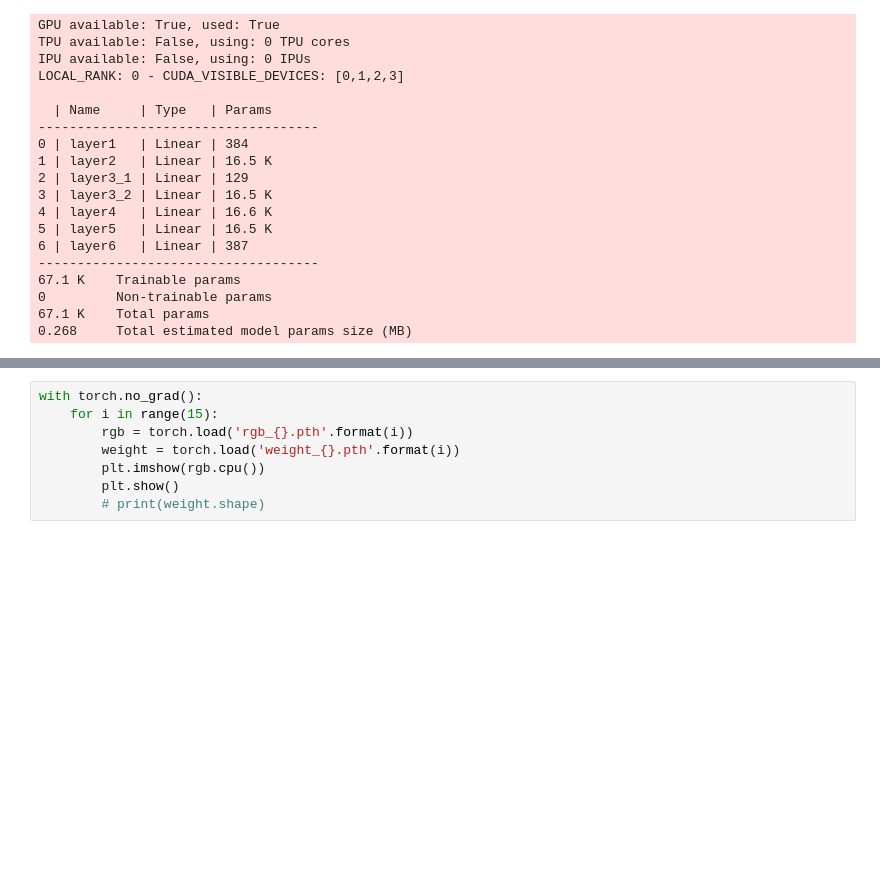
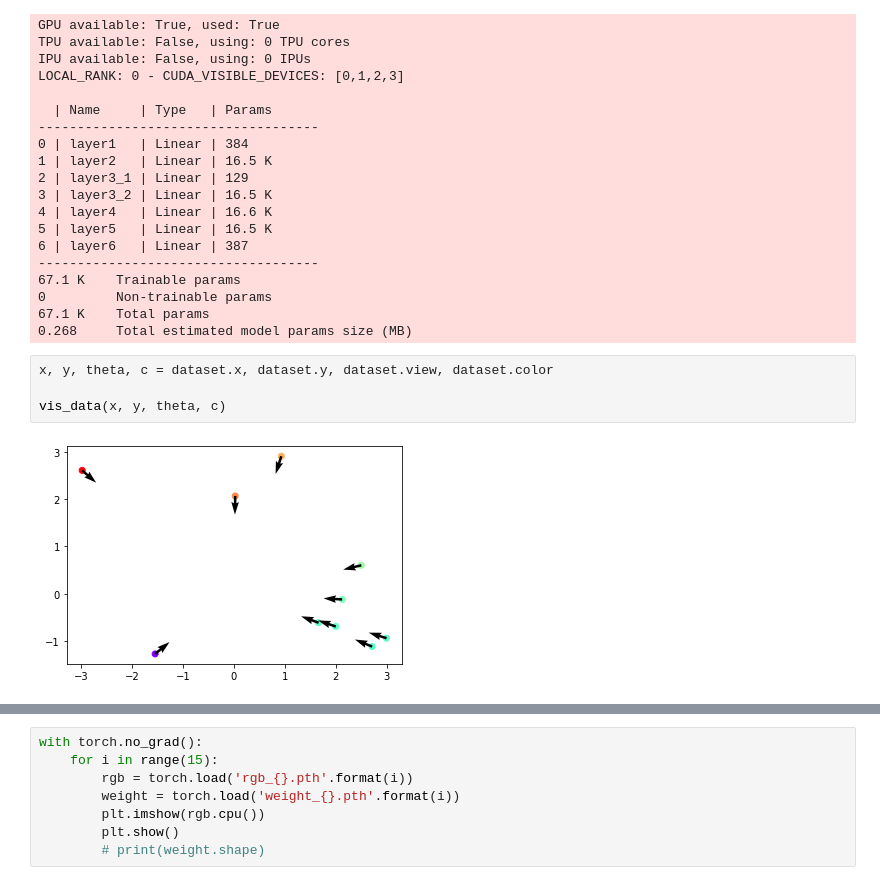
Before and after one commit to pennbotAZ/nerf_1d, a Jupyter notebook: exp.ipynb, the cells around one changed output, grey strips where cells are left out. Saved outputs shown, nothing was run; the diff lists cells and outputs as text; blank space fills up the shorter version.

```diff
--- a/exp.ipynb
+++ b/exp.ipynb
@@ -209,3 +210,9 @@ LOCAL_RANK: 0 - CUDA_VISIBLE_DEVICES: [0,1,2,3]
 0         Non-trainable params
 67.1 K    Total params
 0.268     Total estimated model params size (MB)
+# %%
+x, y, theta, c = dataset.x, dataset.y, dataset.view, dataset.color
+
+vis_data(x, y, theta, c)
+# %% [output]
+[figure, added]
```
Also changed, not shown: parts of 41 cells of this notebook, 12 other files.
